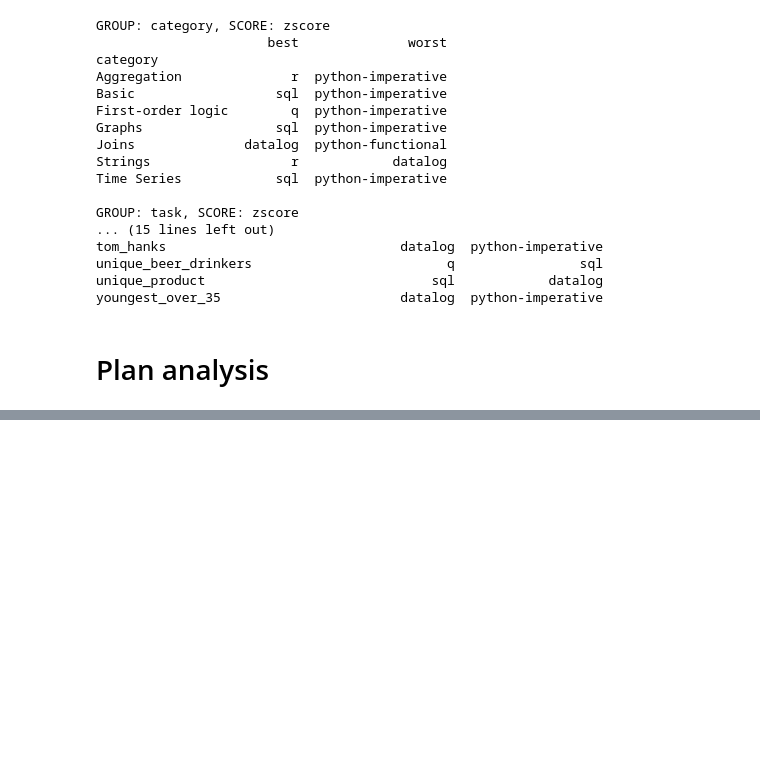
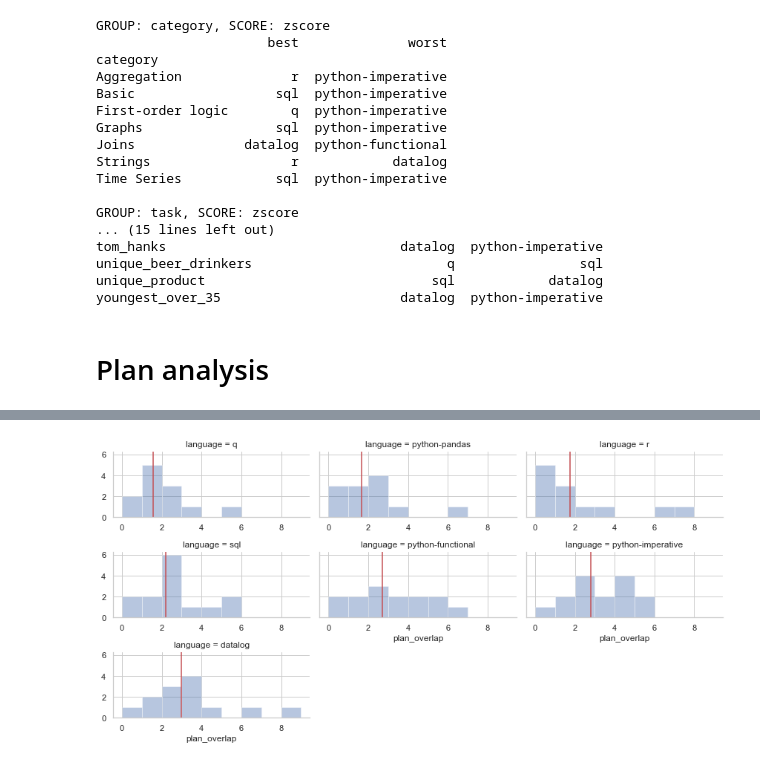
Before and after one commit to willcrichton/expressiveness-benchmark, a Jupyter notebook: notebooks/will_analysis.ipynb, the cells around one changed output, grey strips where cells are left out. Saved outputs shown, nothing was run; the diff lists cells and outputs as text; code cells hidden in the pictures; blank space fills up the shorter version.

Commit message:
Add plan-based analysis

```diff
--- a/notebooks/will_analysis.ipynb
+++ b/notebooks/will_analysis.ipynb
@@ -31,6 +34,22 @@ programs['task_name'] = programs['task'].map(lambda id: tasks[tasks.id == id].il
 programs = programs.groupby('task', as_index=False).apply(
     lambda rows: rows.assign(token_zscore=zscore(rows['ntokens']))) \
     .reset_index().drop(['level_0', 'level_1'], axis=1)
+# %%
+def coord_to_1d(lines, line, column):
+    return sum([len(l) for l in lines[:line]]) + column
+
+def plan_overlap(row):
+    lines = row.source.split('\n')
+    plan_df = pd.DataFrame([{'key': k, **v} for k, vs in row.plan.items() for v in vs])
+    plan_df['byte_start'] = plan_df.apply(lambda row: coord_to_1d(lines, row.line, row.start), axis=1)
+    plan_df['byte_end'] = plan_df.apply(lambda row: coord_to_1d(lines, row.line, row.end), axis=1)
+
+    full_intervals = plan_df.groupby('key').apply(
+        lambda rows: interval[rows.byte_start.min(), rows.byte_end.max()-1])
+    all_pairs = combinations(full_intervals.tolist(), r=2)
+    return sum([1 if l & r else 0 for (l, r) in all_pairs])
+
+programs['plan_overlap'] = programs.apply(plan_overlap, axis=1)
 # %%
 p = Path(f'{DATA_DIR}/analysis')
 p.mkdir(parents=True, exist_ok=True)
@@ -155,23 +194,11 @@ analyze_plan_size('strings_to_numbers')
 # %%
-def coord_to_1d(lines, line, column):
-    return sum([len(l) for l in lines[:line]]) + column
 
-def plan_overlap(row):
-    lines = row.source.split('\n')
-    plan_df = pd.DataFrame([{'key': k, **v} for k, vs in row.plan.items() for v in vs])
-    plan_df['byte_start'] = plan_df.apply(lambda row: coord_to_1d(lines, row.line, row.start), axis=1)
-    plan_df['byte_end'] = plan_df.apply(lambda row: coord_to_1d(lines, row.line, row.end), axis=1)
-
-    full_intervals = plan_df.groupby('key').apply(
-        lambda rows: interval[rows.byte_start.min(), rows.byte_end.max()])
-    all_pairs = combinations(full_intervals.tolist(), r=2)
-    return sum([1 if l & r else 0 for (l, r) in all_pairs])
-
-programs['plan_overlap'] = programs.apply(plan_overlap, axis=1)
 order = programs.groupby('language').plan_overlap.mean().sort_values().index.values
 g = sns.FacetGrid(data=programs, col='language', col_wrap=3, aspect=2, height=2, col_order=order)
 g.map(sns.distplot, 'plan_overlap', kde=False, bins=np.arange(0, programs.plan_overlap.max()+1))
 for i, ax in enumerate(g.axes.flatten()):
     ax.axvline(programs[programs.language == order[i]].plan_overlap.mean(), color='r')
     ax.tick_params(labelbottom=True)
 plt.tight_layout()
+# %% [output]
+[figure, added]
```
Also changed, not shown: parts of 2 cells of this notebook, 8 other files.
